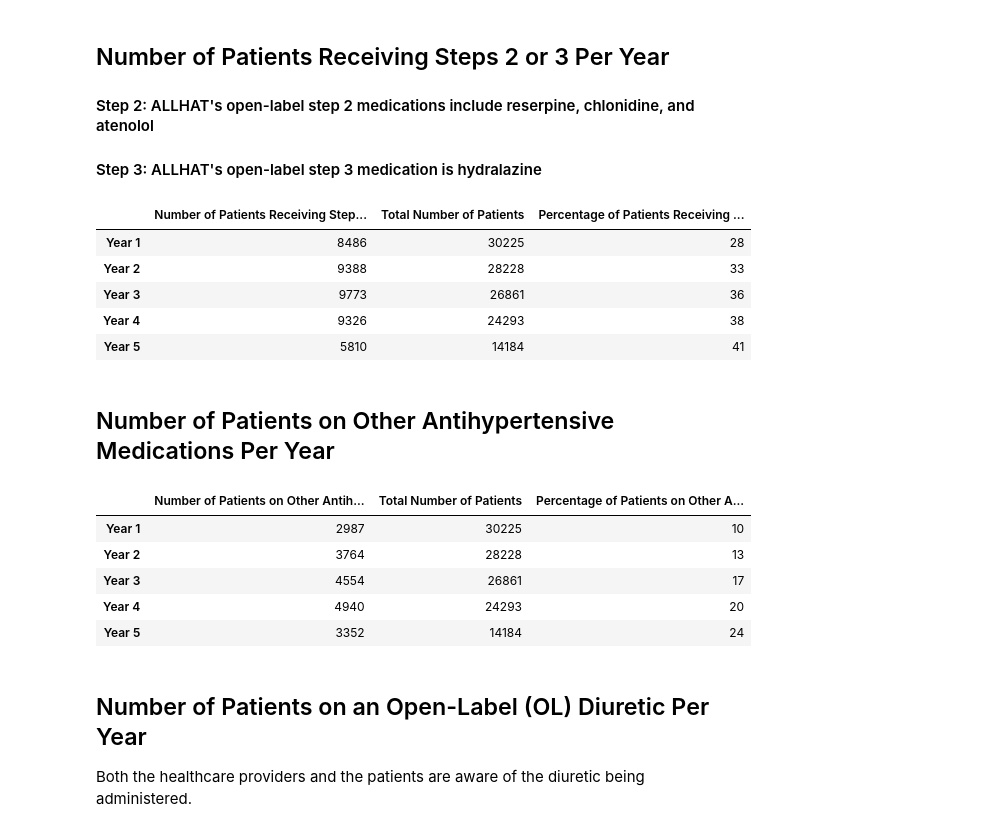
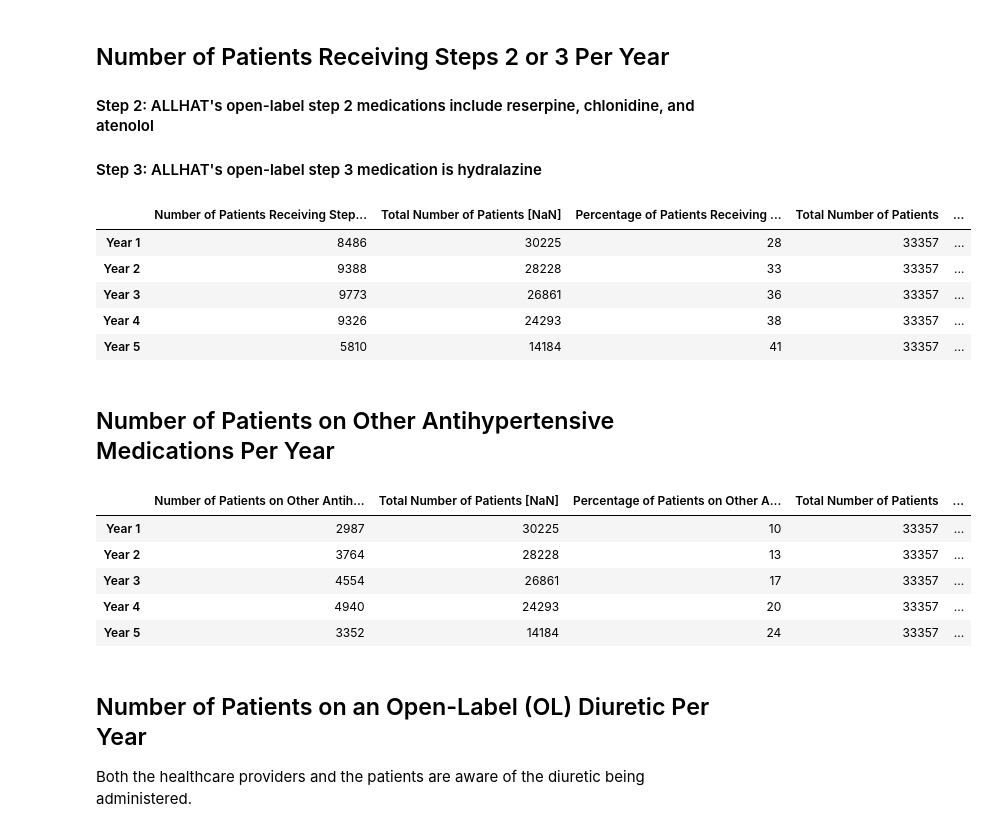
Before and after one commit to chiragnagpal/longitudinal_survival_phenotyping, a Jupyter notebook: dev/dev_statistics.ipynb, the cells around one changed output. Saved outputs shown, nothing was run; the diff lists cells and outputs as text; code cells hidden in the pictures.

```diff
--- a/dev/dev_statistics.ipynb
+++ b/dev/dev_statistics.ipynb
@@ -150,5 +150,5 @@ dataset = dataset.rename(columns={'FGLUCM48': 'Fasting Serum Glucose Year 4',
                                   'BLMEDS': 'Baseline Antihypertensive Treatment',
                                   'SEX': 'Sex',
                                   'AGE': 'Age',
-                                  'RZGROUP': 'Antihypertensive Randomization Group'})
+                                  'RZGROUP': 'Antihypertensive Trial Randomization Group'})
 # %%
@@ -263,14 +271,20 @@ def quantity_stat(name, bool_val, bool_oper, duplication = 0):
 
     return stat
 # %%
-def total_NonNaN(name, duplication = 0):
+def total_NonNaN(dataframe, name, odd = True, duplication = 0):
     total = []
-    if duplication is 0:
-        return dataset[name].count()
+    if duplication == 0:
+        return dataframe[name].count()
     else:
-        for i in range(duplication):
-            cur_name = name + ' '+ str(i+1)
-            total.append(dataset[cur_name].count())
+        if odd:
+            for i in range(duplication):
+                cur_name = name + ' '+ str(i+1)
+                total.append(dataframe[cur_name].count())
+        else:
+            for i in range(duplication):
+                i += i+2
+                cur_name = name + ' ' + str(i)
+                total.append(dataframe[cur_name].count())
 
     return total
 # %%
@@ -288,13 +302,19 @@ def yearly_percentage(data_list, tot_list):
 # %% [markdown]
 ## Number of Patients on Multiple Antihypertensive Medications Per Year
 # %%
-multi_drugs_per_year = quantity_stat('Number of Antihypertensive Medications Year', 1.0, '>', duplication = 5 )
-tot_patients_md = total_NonNaN('Number of Antihypertensive Medications Year', duplication = 5)
+tot_patients = [33357]
+for i in range(4):
+    tot_patients.append(33357)
+
+multi_drugs_per_year = quantity_stat(dataset, 'Number of Antihypertensive Medications Year', 1.0, '>', duplication = 5 )
+tot_patients_md = total_NonNaN(dataset,'Number of Antihypertensive Medications Year', duplication = 5)
 percentages_md = yearly_percentage(multi_drugs_per_year, tot_patients_md)
 
 data_md = {'Number of Patients Taking Multiple Drugs Per Year': multi_drugs_per_year,
-          'Total Number of Patients': tot_patients_md,
-          'Percentage of Patients Taking Multiple Drugs Per Year': percentages_md }
+           'Total Number of Patients [NaN]': tot_patients_md,
+           'Percentage of Patients Taking Multiple Drugs Per Year [NaN]': percentages_md,
+           'Total Number of Patients': tot_patients,
+           'Percentage of Patients Taking Multiple Drugs Per Year': yearly_percentage(multi_drugs_per_year, tot_patients)}
 
 dataframe_md = pd.DataFrame(data_md, index = ['Year 1', 'Year 2', 'Year 3', 'Year 4', 'Year 5'])
 dataframe_md
@@ -409,41 +439,45 @@ display(dataframe_sc)
 #### Step 2: ALLHAT's open-label step 2 medications include reserpine, chlonidine, and atenolol
 #### Step 3: ALLHAT's open-label step 3 medication is hydralazine
 # %%
-step23_per_year = quantity_stat('Receiving Step 2 or 3 Year', 'Yes', '==', duplication = 5)
-tot_patients_23 = total_NonNaN('Receiving Step 2 or 3 Year', duplication = 5)
+step23_per_year = quantity_stat(dataset, 'Receiving Step 2 or 3 Year', 'Yes', '==', duplication = 5)
+tot_patients_23 = total_NonNaN(dataset, 'Receiving Step 2 or 3 Year', duplication = 5)
 percentages_23 = yearly_percentage(step23_per_year, tot_patients_23)
 
 data_23 = {'Number of Patients Receiving Steps 2 or 3 Per Year': step23_per_year,
-          'Total Number of Patients': tot_patients_23,
-          'Percentage of Patients Receiving Steps 2 or 3 Per Year': percentages_23}
+           'Total Number of Patients [NaN]': tot_patients_23,
+           'Percentage of Patients Receiving Steps 2 or 3 Per Year [NaN]': percentages_23,
+           'Total Number of Patients': tot_patients,
+           'Percentage of Patients Receiving Steps 2 or 3 Per Year': yearly_percentage(step23_per_year, tot_patients)}
 dataframe_23 = pd.DataFrame(data_23, index = ['Year 1', 'Year 2', 'Year 3', 'Year 4', 'Year 5'])
 display(dataframe_23)
 # %% [output]
-|  | Number of Patients Receiving Step... | Total Number of Patients | Percentage of Patients Receiving ... |
-| Year 1 | 8486 | 30225 | 28 |
-| Year 2 | 9388 | 28228 | 33 |
-| Year 3 | 9773 | 26861 | 36 |
-| Year 4 | 9326 | 24293 | 38 |
-| Year 5 | 5810 | 14184 | 41 |
+|  | Number of Patients Receiving Step... | Total Number of Patients [NaN] | Percentage of Patients Receiving ... | Total Number of Patients | ... |
+| Year 1 | 8486 | 30225 | 28 | 33357 | ... |
+| Year 2 | 9388 | 28228 | 33 | 33357 | ... |
+| Year 3 | 9773 | 26861 | 36 | 33357 | ... |
+| Year 4 | 9326 | 24293 | 38 | 33357 | ... |
+| Year 5 | 5810 | 14184 | 41 | 33357 | ... |
 # %% [markdown]
 ## Number of Patients on Other Antihypertensive Medications Per Year
 # %%
-other_meds_per_year = quantity_stat('On Other Antihypertensive Medications Year', 'Yes', '==', duplication = 5)
-tot_patients_other = total_NonNaN('On Other Antihypertensive Medications Year', duplication = 5)
+other_meds_per_year = quantity_stat(dataset, 'On Other Antihypertensive Medications Year', 'Yes', '==', duplication = 5)
+tot_patients_other = total_NonNaN(dataset, 'On Other Antihypertensive Medications Year', duplication = 5)
 percentages_other = yearly_percentage(other_meds_per_year, tot_patients_other)
 
 data_other = {'Number of Patients on Other Antihypertensive Medications Per Year': other_meds_per_year,
-          'Total Number of Patients': tot_patients_other,
-          'Percentage of Patients on Other Antihypertensive Medications Per Year': percentages_other}
+              'Total Number of Patients [NaN]': tot_patients_other,
+              'Percentage of Patients on Other Antihypertensive Medications Per Year [NaN]': percentages_other,
+              'Total Number of Patients': tot_patients,
+              'Percentage of Patients on Other Antihypertensive Medications Per Year': yearly_percentage(other_meds_per_year, tot_patients)}
 dataframe_other = pd.DataFrame(data_other, index = ['Year 1', 'Year 2', 'Year 3', 'Year 4', 'Year 5'])
 display(dataframe_other)
 # %% [output]
-|  | Number of Patients on Other Antih... | Total Number of Patients | Percentage of Patients on Other A... |
-| Year 1 | 2987 | 30225 | 10 |
-| Year 2 | 3764 | 28228 | 13 |
-| Year 3 | 4554 | 26861 | 17 |
-| Year 4 | 4940 | 24293 | 20 |
-| Year 5 | 3352 | 14184 | 24 |
+|  | Number of Patients on Other Antih... | Total Number of Patients [NaN] | Percentage of Patients on Other A... | Total Number of Patients | ... |
+| Year 1 | 2987 | 30225 | 10 | 33357 | ... |
+| Year 2 | 3764 | 28228 | 13 | 33357 | ... |
+| Year 3 | 4554 | 26861 | 17 | 33357 | ... |
+| Year 4 | 4940 | 24293 | 20 | 33357 | ... |
+| Year 5 | 3352 | 14184 | 24 | 33357 | ... |
 # %% [markdown]
 ## Number of Patients on an Open-Label (OL) Diuretic Per Year
 Both the healthcare providers and the patients are aware of the diuretic being administered.
```
Also changed, not shown: parts of 32 cells of this notebook, 1 other file.
